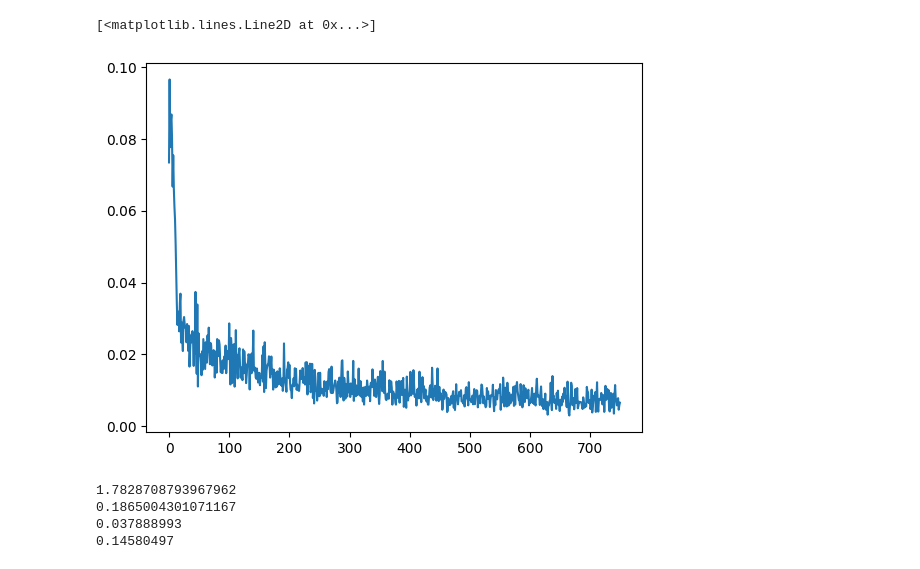
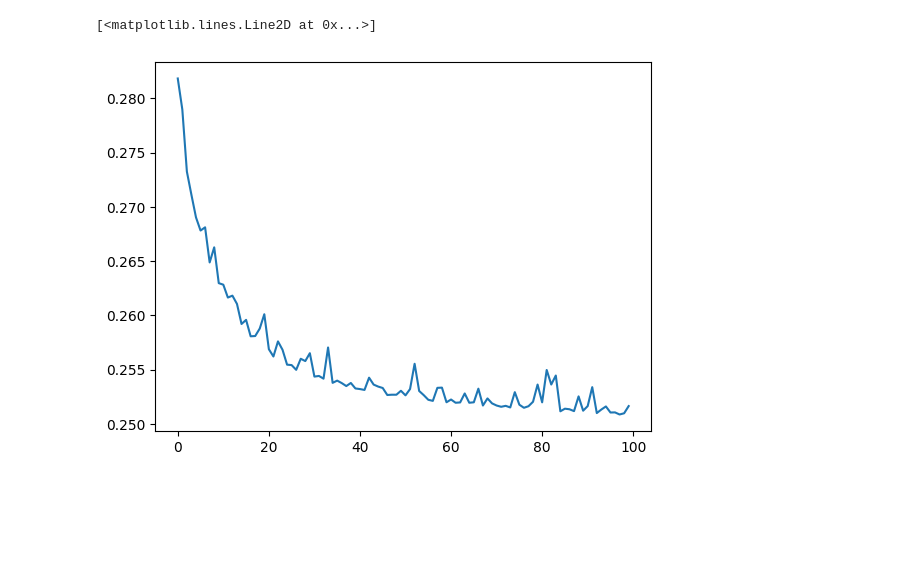
Before and after one commit to Biobots/Levodopa_Parkinson_MRI, a Jupyter notebook: playground.ipynb, the cells around one changed output. Drawn from its saved outputs; the diff is of its cells as text; code cells hidden in the pictures; blank space fills up the shorter version.

Commit message:
resnet3d & k fold test
Signed-off-by: Biobot <biobot94@gmail.com>

```diff
--- a/playground.ipynb
+++ b/playground.ipynb
@@ -9 +12,3 @@ import torch
+# %%
+writer = SummaryWriter('./log')
 # %%
@@ -13,13 +18,19 @@ import os
 import os.path
 net = torch.load(os.path.join('data', 'bin', 'resnet50.pth'))
 # %%
-dataset = PatchDataset()
 loss_fn = nn.SmoothL1Loss().cuda()
 lr = 1e-3
-optim = torch.optim.SGD(net.parameters(), lr=lr, momentum=0.3)
+optim = torch.optim.SGD([
+    {'params': net.fc.weight, 'lr': 1e-2}
+    ], lr=lr, momentum=0.3)
+#optim = torch.optim.SGD(net.parameters(), lr=1e-1, momentum=0.3)
+#scheduler = torch.optim.lr_scheduler.ExponentialLR(optim, gamma=0.99)
 #optim = torch.optim.Adam(net.parameters(), lr=lr, betas=[0.3, 0.1])
-epoch = 200
-dataloader = DataLoader(dataset, 64)
+epoch = 100
+# %%
+dataset = BlockDataset()
+data = getBlockPandas()
+kf = KFold(n_splits=5, shuffle=True, random_state=10)
 # %%
 train_sets, test_set = splitDataset(6000, 5, dataset)
 train_set = ConcatDataset(train_sets[1:])
@@ -30,19 +43,0 @@ test_dataloader = DataLoader(test_set, batch_size=64, shuffle=True)
-# %%
-losslist = []
-for i in range(epoch):
-    net.train()
-    for step, [img, labels, score] in enumerate(train_dataloader):
-        img = img.cuda()
-        labels = labels.cuda()
-        score = score.cuda()
-        output = net(img, labels).squeeze(-1)
-        loss = loss_fn(output.float(), score.float())
-
-        optim.zero_grad()
-        loss.backward()
-        optim.step()
-
-        train_step = len(dataloader) * i + step + 1
-        if train_step % 100 == 0:
-            print("train time {}, loss {}".format(train_step, loss.item()))
-            losslist.append(loss.item())
@@ -67,44 +114,6 @@ train time 128700, loss 0.006489157676696777
 # %%
-from matplotlib import pyplot as plt
-
-plt.plot(losslist)
+import matplotlib.pyplot as plt
+plt.plot(nmse_mat[0])
 # %% [output]
 [<matplotlib.lines.Line2D at 0x...>]
-[figure, old version]
+[figure, new version]
-# %%
-net.eval()
-test_loss = 0
-sum_gap = 0
-avg_gap = 0
-count = 0
-predy = []
-y = []
-with torch.no_grad():
-    for img, labels, score in validate_dataloader:
-        img = img.cuda()
-        labels = labels.cuda()
-        score = score.cuda()
-        output = net(img, labels).squeeze(-1)
-        loss = loss_fn(output.float(), score.float())
-        test_loss += loss.item()
-        #print(loss.item())
-        sum_gap += np.sum(np.abs(output.cpu().numpy() - score.cpu().float().numpy()))
-        predy.extend(list(output.cpu().numpy()))
-        y.extend(list(score.cpu().float().numpy()))
-print(test_loss)
-predy = np.array(predy)
-y = np.array(y)
-avgy = np.average(y)
-num = np.sum((y - predy) ** 2)
-den = np.sum((y - avgy) ** 2)
-r = 1 - (num / den)
-print(r)
-mse = ((y - predy) ** 2).mean()
-print(mse)
-mae = np.abs(y - predy).mean()
-print(mae)
-# %% [output]
-1.7828708793967962
-0.1865004301071167
-0.037888993
-0.14580497
```
Also changed, not shown: parts of 10 cells of this notebook, 6 other files.
